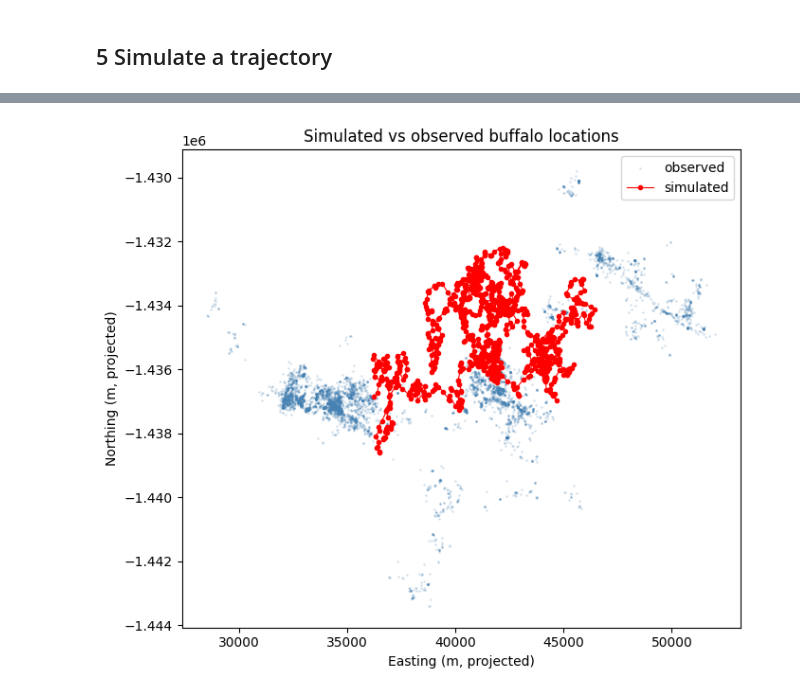
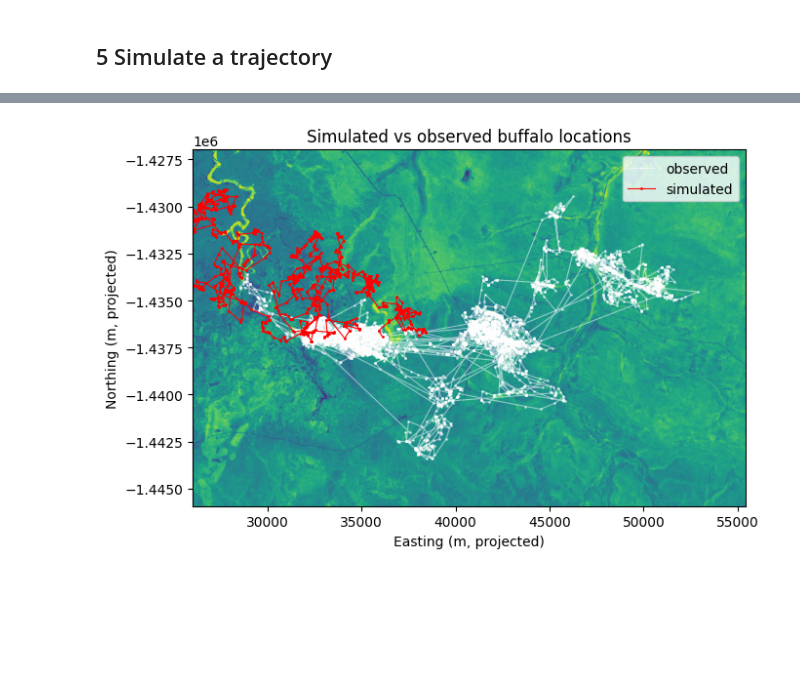
Before and after one commit to swforrest/deepSSF_package, a Jupyter notebook: examples/deepssf_train_validate_example.ipynb, the cells around one changed output, grey strips where cells are left out. Saved outputs shown, nothing was run; the diff lists cells and outputs as text; code cells hidden in the pictures; blank space fills up the shorter version.

```diff
--- a/examples/deepssf_train_validate_example.ipynb
+++ b/examples/deepssf_train_validate_example.ipynb
@@ -69,6 +72,16 @@ OUTPUT_DIR.mkdir(exist_ok=True)
 raw_df = pd.read_csv(CSV_PATH)
 print(f"Raw GPS fixes : {len(raw_df):,}")
 print(f"Individuals   : {raw_df['id'].nunique()}")
+
+# Sort by the individual ID and timestamp to ensure correct temporal order
+raw_df = raw_df.sort_values(by=["id", "time"]).reset_index(drop=True)
+
+# # Convert the 'time' column to the correct timezone (here Australia/Darwin)
+# raw_df["time"] = (
+#         pd.to_datetime(raw_df["time"], utc=True)
+#         .dt.tz_convert("Australia/Darwin")
+#     )
+
 raw_df.head()
 # %% [output]
 Raw GPS fixes : 10,297
@@ -107,8 +120,8 @@ Movement steps : 10,296  (1 dropped — last fix per individual)
 # %%
 # Model configuration
 # 4 scalar covariates broadcast into spatial maps (no dt_hour so simulate() matches)
-SCALAR_COLS = ["hour_t1_sin1", "hour_t1_cos1", "yday_t1_sin1", "yday_t1_cos1"]
-WINDOW_SIZE = 25    # small for speed; 101 is typical for production
+SCALAR_COLS = ["hour_t1_sin1", "hour_t1_cos1", "yday_t1_sin1", "yday_t1_cos1", "dt_hour"]
+WINDOW_SIZE = 101    # small for speed; 101 is typical for production
 PIXEL_SIZE  = 25    # raster resolution in metres (CRS units)
 BATCH_SIZE  = 32
 
@@ -322,6 +346,7 @@ sim_df = simulate_trajectory(
     n_steps=1000,
     starting_yday=test_sample["yday_t1"].iloc[0],
     starting_hour=test_sample["hour_t1"].iloc[0],
+    time_between_steps=1.0,
     window_size=WINDOW_SIZE,
     month_index_fn=lambda _yday: 0,   # static layers
 )
@@ -339,19 +364,20 @@ Simulated 1000 steps
 # %%
 fig, ax = plt.subplots(figsize=(7, 6))
-ax.scatter(
+rasterio.plot.show(env_layers["ndvi"], transform=raster_transform, ax=ax, cmap='viridis')
+ax.plot(
     step_df["x1_"], step_df["y1_"],
-    s=1, alpha=0.15, color="steelblue", label="observed",
+    "w-o", alpha=0.5, markersize=1, linewidth=0.8, label="observed",
 )
 ax.plot(
     sim_df["x"], sim_df["y"],
-    "r-o", markersize=3, linewidth=0.8, label="simulated",
+    "r-o", markersize=1, linewidth=0.8, label="simulated",
 )
 ax.set_xlabel("Easting (m, projected)")
 ax.set_ylabel("Northing (m, projected)")
 ax.legend()
 ax.set_title("Simulated vs observed buffalo locations")
 plt.tight_layout()
 plt.savefig(str(OUTPUT_DIR / "simulated_trajectory.png"), dpi=100)
 plt.show()
 # %% [output]
-[figure, old version]
+[figure, new version]
```
Also changed, not shown: parts of 14 cells of this notebook, 20 other files.
